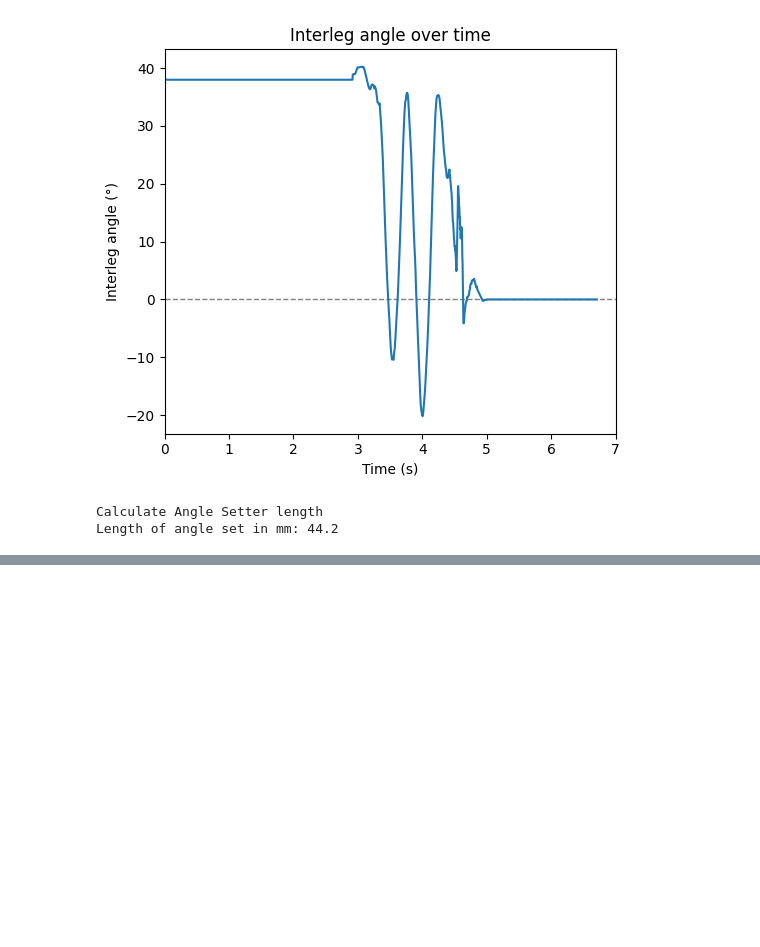
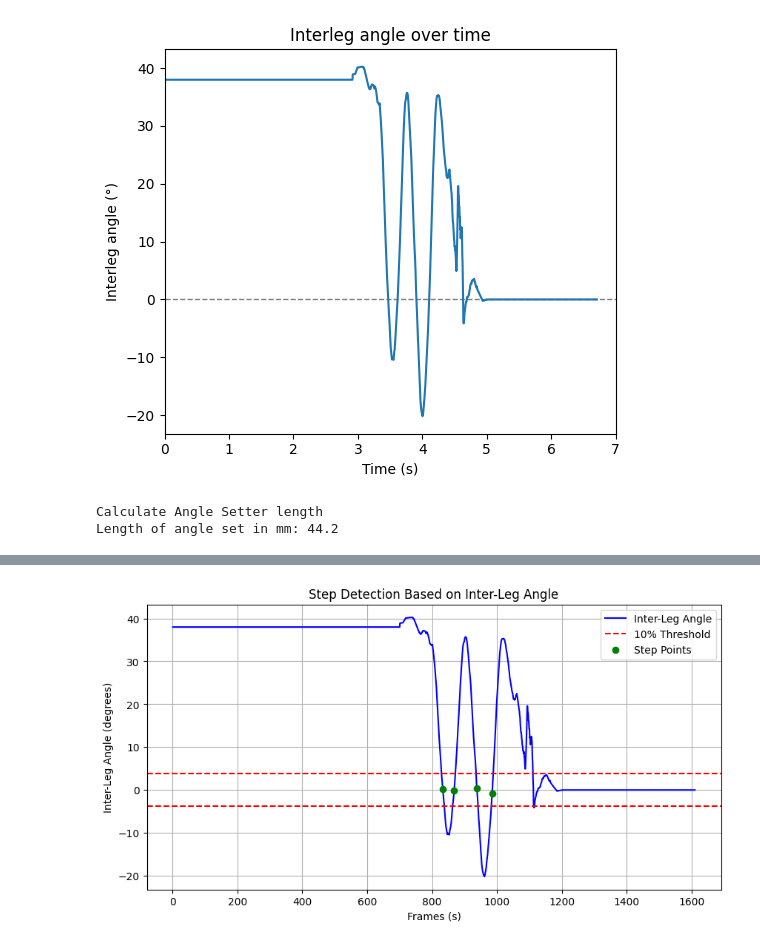
Before and after one commit to pran872/PDW, a Jupyter notebook: analyse_data.ipynb, the cells around one changed output, grey strips where cells are left out. Drawn from its saved outputs; the diff is of its cells as text; code cells hidden in the pictures; blank space fills up the shorter version.

```diff
--- a/analyse_data.ipynb
+++ b/analyse_data.ipynb
@@ -524,0 +543,32 @@ Combining inner and outer leg stance angles
+# %%
+initial_interleg = 38
+threshold = 0.1*initial_interleg
+
+crossing_below = np.where(inter_leg_deg_smoothed < threshold)[0]
+crossing_above = np.where(inter_leg_deg_smoothed > threshold)[0]
+zero_crossings = np.where(np.diff(np.sign(inter_leg_deg_smoothed)))[0]
+
+step_points = []
+for zero_cross in zero_crossings:
+    below_idx = crossing_below[crossing_below < zero_cross]
+    above_idx = crossing_above[crossing_above > zero_cross]
+
+    if len(below_idx) > 0 and len(above_idx) > 0:
+        step_points.append((c_data['frames'][zero_cross], inter_leg_deg_smoothed[zero_cross]))
+
+step_points = np.array(step_points)
+plt.figure(figsize=(10, 5))
+plt.plot(c_data['frames'], inter_leg_deg_smoothed, label="Inter-Leg Angle", color='blue')
+plt.axhline(y=threshold, color='red', linestyle='--', label="10% Threshold")
+plt.axhline(y=-threshold, color='red', linestyle='--')
+plt.scatter(step_points[:, 0], step_points[:, 1], color='green', label="Step Points", zorder=3)
+plt.xlabel("Frames (s)")
+plt.ylabel("Inter-Leg Angle (degrees)")
+plt.title("Step Detection Based on Inter-Leg Angle")
+plt.legend()
+plt.grid()
+# plt.savefig('figures/steps_based_on_interleg_angle', dpi=300)
+
+plt.show()
+# %% [output]
+[figure, added]
```
Also changed, not shown: parts of 8 cells of this notebook, 8 other files.
